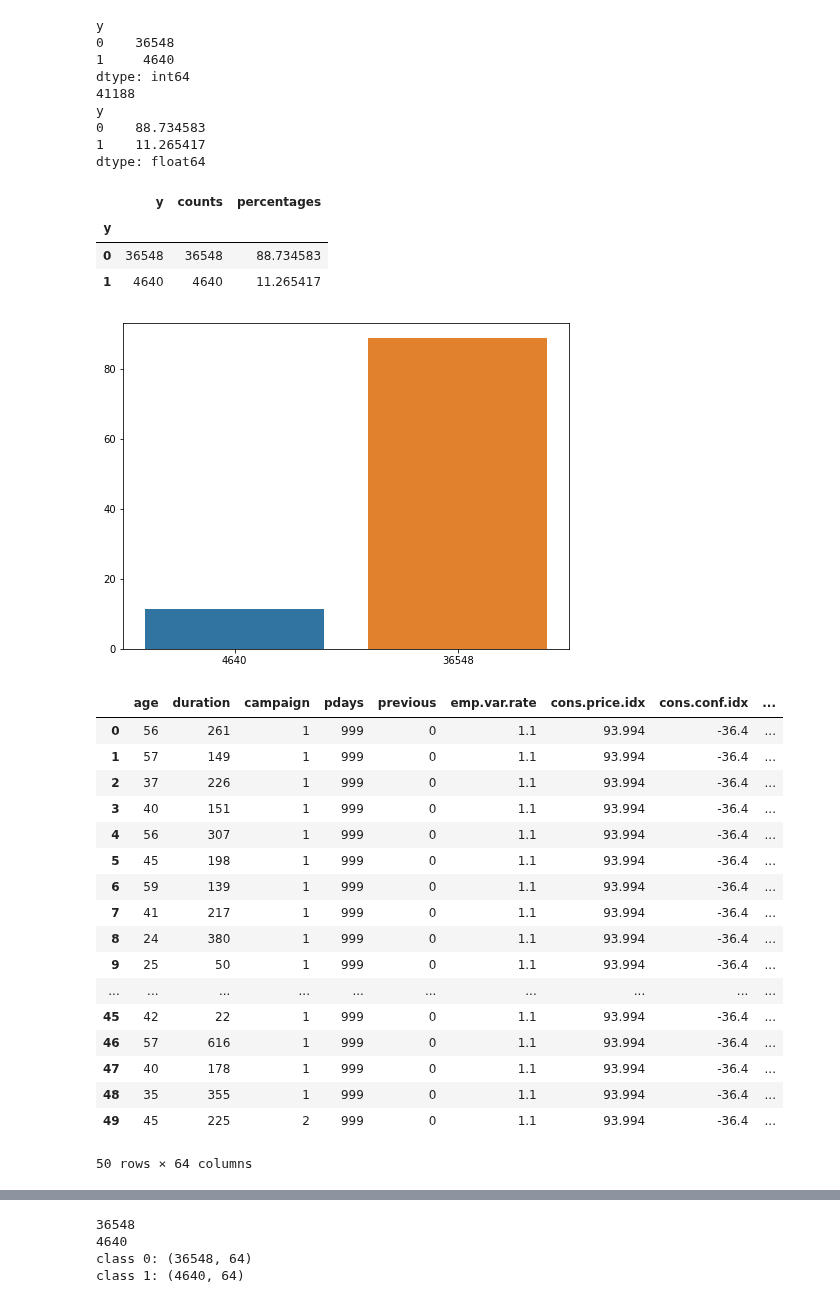
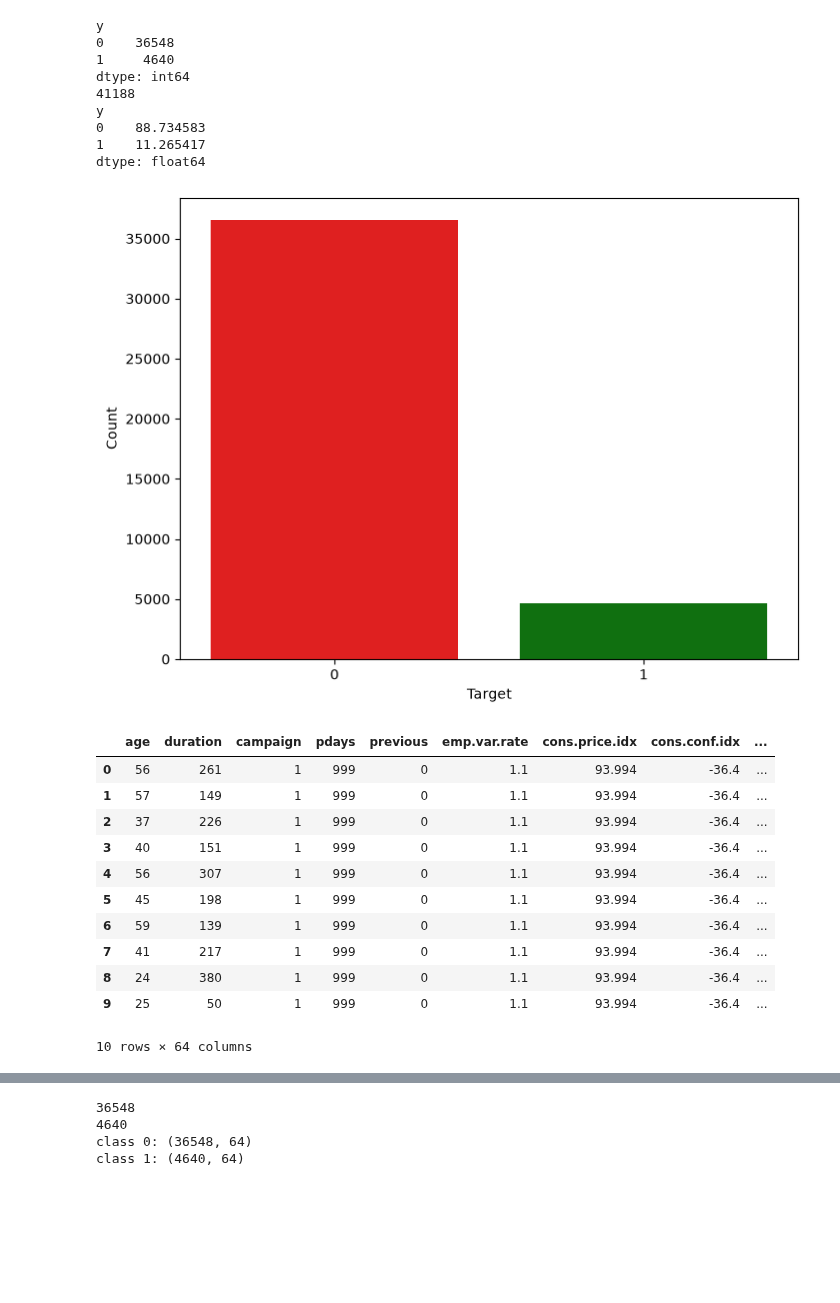
Before and after one commit to Abhilitcode/Term-Deposit-Forecasting-in-Direct-Marketing, a Jupyter notebook: Term Deposit Forecasting in Direct Marketing.ipynb, the cells around one changed output, grey strips where cells are left out. Cells and saved outputs as stored; diff of their text form; code cells hidden in the pictures; blank space fills up the shorter version.

```diff
--- a/Term Deposit Forecasting in Direct Marketing.ipynb
+++ b/Term Deposit Forecasting in Direct Marketing.ipynb
@@ -28,3 +38,3 @@ df.head(20)
 # %%
-df['y'] = df['y'].replace({'yes':1,'no':0})
+df['y'] = df['y'].replace({'yes': 1, 'no': 0}).astype(int)
 # %%
@@ -317,22 +318,29 @@ y
 1    11.265417
 dtype: float64
 # %%
-class_df = pd.DataFrame({'y':class_counts,'counts':class_counts.values,'percentages':percentages})
-class_df
+class_df = pd.DataFrame({
+    'Target': class_counts.index,
+    'Count': class_counts.values,
+    'Percentage': percentages.values
+})
-# %% [output]
-|  | y | counts | percentages |
-| y |  |  |  |
-| 0 | 36548 | 36548 | 88.734583 |
-| 1 | 4640 | 4640 | 11.265417 |
 # %%
 plt.figure(figsize=(8,6))
-sns.barplot(data = class_df,x=class_counts,y=percentages)
+
+sns.barplot(
+    data=class_df,
+    x='Target',
+    y='Count',
+    hue='Target',
+    palette=['red', 'green'],
+    legend=False
+)
+
 plt.show()
 # %% [output]
-[figure, old version]
+[figure, new version]
 # %%
-encoded_df = pd.get_dummies(df,columns=categorical_features)
-encoded_df.head(50)
+encoded_df = pd.get_dummies(df,columns=categorical_features, dtype=int)
+encoded_df.head(10)
 # %% [output]
 |  | age | duration | campaign | pdays | previous | emp.var.rate | cons.price.idx | cons.conf.idx | ... |
 | 0 | 56 | 261 | 1 | 999 | 0 | 1.1 | 93.994 | -36.4 | ... |
@@ -345,13 +353,7 @@ encoded_df.head(50)
 | 7 | 41 | 217 | 1 | 999 | 0 | 1.1 | 93.994 | -36.4 | ... |
 | 8 | 24 | 380 | 1 | 999 | 0 | 1.1 | 93.994 | -36.4 | ... |
 | 9 | 25 | 50 | 1 | 999 | 0 | 1.1 | 93.994 | -36.4 | ... |
-| ... | ... | ... | ... | ... | ... | ... | ... | ... | ... |
-| 45 | 42 | 22 | 1 | 999 | 0 | 1.1 | 93.994 | -36.4 | ... |
-| 46 | 57 | 616 | 1 | 999 | 0 | 1.1 | 93.994 | -36.4 | ... |
-| 47 | 40 | 178 | 1 | 999 | 0 | 1.1 | 93.994 | -36.4 | ... |
-| 48 | 35 | 355 | 1 | 999 | 0 | 1.1 | 93.994 | -36.4 | ... |
-| 49 | 45 | 225 | 2 | 999 | 0 | 1.1 | 93.994 | -36.4 | ... |
-50 rows × 64 columns
+10 rows × 64 columns
 # %%
 encoded_df.info()
 # %% [output]
```
Also changed, not shown: parts of 87 cells of this notebook, 3 other files.
